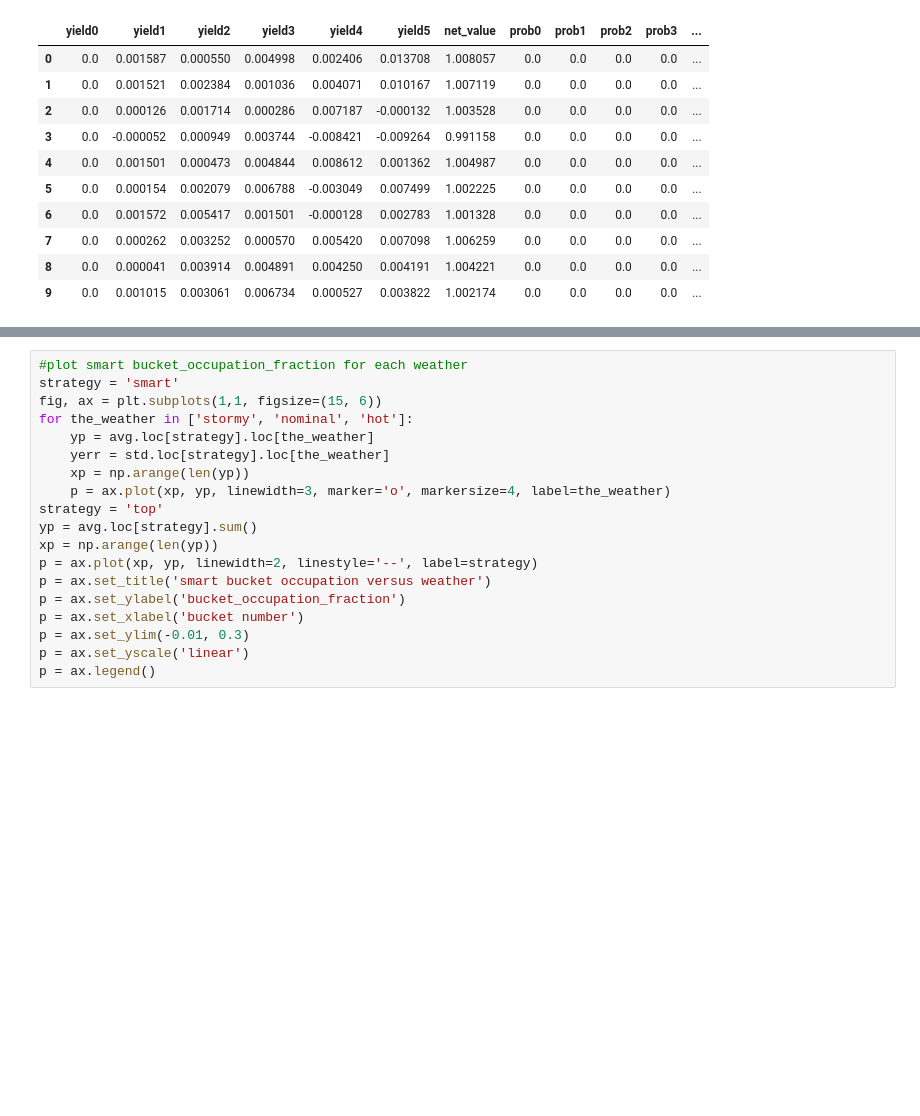
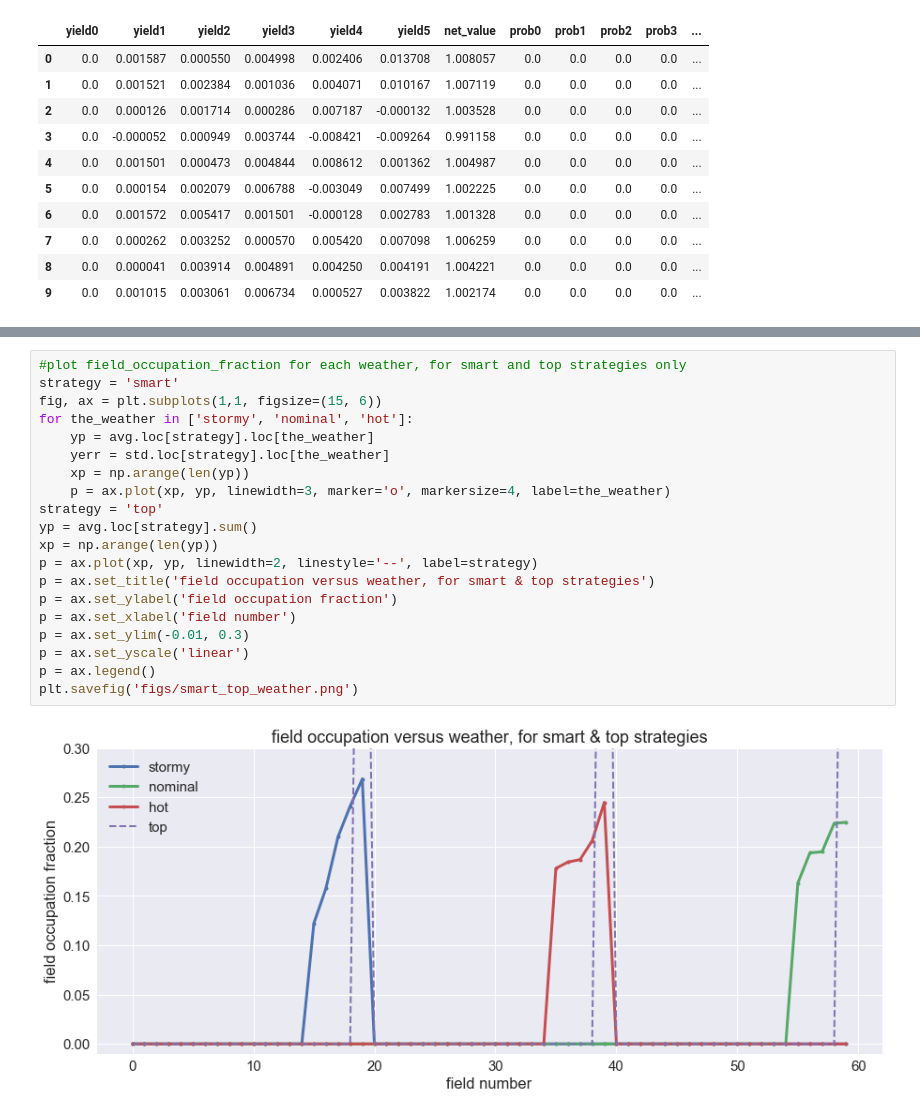
Before and after one commit to joehahn/hivemind, a Jupyter notebook: hivemind.ipynb, the cells around one changed output, grey strips where cells are left out. Drawn from its saved outputs; the diff is of its cells as text; blank space fills up the shorter version.

```diff
--- a/hivemind.ipynb
+++ b/hivemind.ipynb
@@ -307,20 +356,23 @@ p = ax.legend()
 # %%
-#plot smart bucket_occupation_fraction for each weather
+#plot field_occupation_fraction for each weather, for smart and top strategies only
 strategy = 'smart'
 fig, ax = plt.subplots(1,1, figsize=(15, 6))
 for the_weather in ['stormy', 'nominal', 'hot']:
     yp = avg.loc[strategy].loc[the_weather]
     yerr = std.loc[strategy].loc[the_weather]
     xp = np.arange(len(yp))
     p = ax.plot(xp, yp, linewidth=3, marker='o', markersize=4, label=the_weather)
 strategy = 'top'
 yp = avg.loc[strategy].sum()
 xp = np.arange(len(yp))
 p = ax.plot(xp, yp, linewidth=2, linestyle='--', label=strategy)
-p = ax.set_title('smart bucket occupation versus weather')
-p = ax.set_ylabel('bucket_occupation_fraction')
-p = ax.set_xlabel('bucket number')
+p = ax.set_title('field occupation versus weather, for smart & top strategies')
+p = ax.set_ylabel('field occupation fraction')
+p = ax.set_xlabel('field number')
 p = ax.set_ylim(-0.01, 0.3)
 p = ax.set_yscale('linear')
 p = ax.legend()
+plt.savefig('figs/smart_top_weather.png')
+# %% [output]
+[figure, added]
 # %%
```
Also changed, not shown: parts of 12 cells of this notebook, 6 other files.
